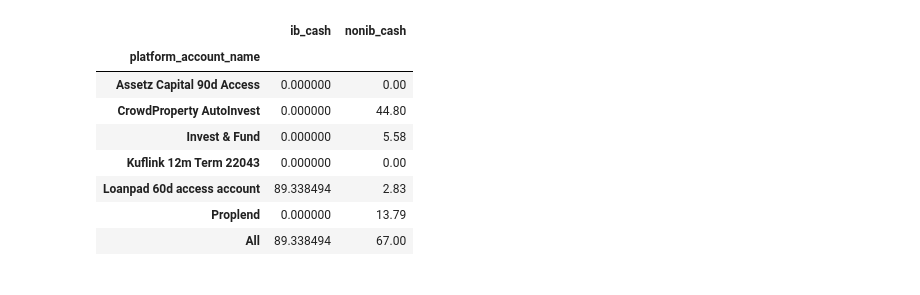
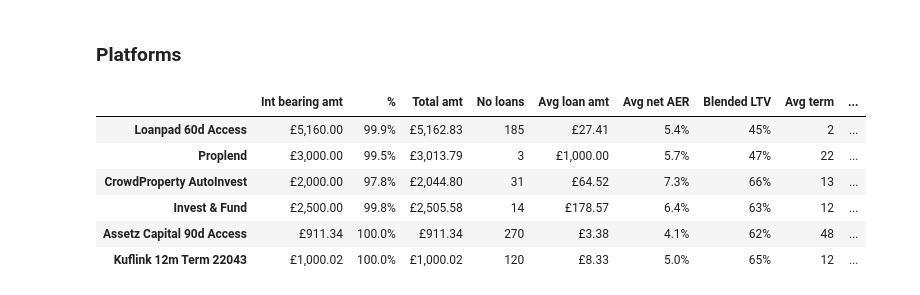
Before and after one commit to sijfish/p2panalytics, a Jupyter notebook: Loan Analytics.ipynb, the cells around one changed output. Saved outputs shown, nothing was run; the diff lists cells and outputs as text; code cells hidden in the pictures.

```diff
--- a/Loan Analytics.ipynb
+++ b/Loan Analytics.ipynb
@@ -9,10 +4,0 @@ cash_df = pd.read_csv('data/cash.csv')
-# %%
-values_list = ['loan_part_amt',
-              'loan_portion',
-              'platform_weighted_net_aer',
-              'platform_weighted_blended_ltv',
-              'platform_weighted_term',
-              'platform_weighted_ttm'
-             ]
-format_dict = { 'loan_part_amt' : '£{0:,.2f}', 'loan_portion' : '{:,.0f}', 'platform_weighted_blended_ltv' : '{:,.1%}', 'platform_weighted_net_aer' : '{:,.1%}', 'platform_weighted_term' : '{:,.0f}', 'platform_weighted_ttm' : '{:,.0f}' }
-pd.pivot_table(loans_df.fillna(0), index='platform_account_name', values=values_list, aggfunc='sum', margins=True).style.format(format_dict)
@@ -65,12 +5,41 @@ df.style.format(format_dict)
-# %%
-pd.pivot_table(cash_df, index='platform_account_name', values=['ib_cash','nonib_cash'], aggfunc=np.sum, margins=True)
-# %% [output]
-|  | ib_cash | nonib_cash |
-| platform_account_name |  |  |
-| Assetz Capital 90d Access | 0.000000 | 0.00 |
-| CrowdProperty AutoInvest | 0.000000 | 44.80 |
-| Invest & Fund | 0.000000 | 5.58 |
-| Kuflink 12m Term 22043 | 0.000000 | 0.00 |
-| Loanpad 60d access account | 89.338494 | 2.83 |
-| Proplend | 0.000000 | 13.79 |
-| All | 89.338494 | 67.00 |
+# %%
+today = pd.to_datetime('today').normalize()
+loans_df = pd.read_csv('data/concatenated.csv')
+cash_df = pd.read_csv('data/cash.csv', index_col='platform_account_name')
+platform_dict = { 'loanpad':'Loanpad 60d Access','proplend':'Proplend','crowdproperty':'CrowdProperty AutoInvest','invest_fund':'Invest & Fund','assetz_capital':'Assetz Capital 90d Access','kuflink':'Kuflink 12m Term 22043' }
+col_list = ['Int bearing amt','%','Total amt','No loans','Avg loan amt','Avg net AER','Blended LTV','Avg term','Max term','Avg ttm','Max ttm','Non-perform','Long default','Short default','Int default']
+platform_totals_list = [loans_df['loan_part_amt'].sum() + cash_df['ib_cash'].sum(),(loans_df['loan_part_amt'].sum() + cash_df['ib_cash'].sum()) / (loans_df['loan_part_amt'].sum() + cash_df['ib_cash'].sum() + cash_df['nonib_cash'].sum()),loans_df['loan_part_amt'].sum() + cash_df['ib_cash'].sum() + cash_df['nonib_cash'].sum(),loans_df['loan_portion'].sum(),loans_df['loan_part_amt'].sum() / loans_df['loan_portion'].sum(),loans_df['portfolio_weighted_net_aer'].sum(),loans_df['portfolio_weighted_blended_ltv'].sum(),loans_df['portfolio_weighted_term_months'].sum(),loans_df['loan_part_term_months'].max(),loans_df['portfolio_weighted_ttm_months'].sum(),loans_df['loan_part_ttm_days'].max()/33.437,loans_df.loc[loans_df['loan_part_status'].isin(['Short Default', 'Long Default', 'Interest Default']), 'loan_part_amt'].sum() / loans_df['loan_part_amt'].sum(),loans_df.loc[loans_df['loan_part_status'] == 'Long Default', 'loan_part_amt'].sum(),loans_df.loc[loans_df['loan_part_status'] == 'Short Default', 'loan_part_amt'].sum(),loans_df.loc[loans_df['loan_part_status'] == 'Interest Default', 'loan_part_amt'].sum(), loans_df.loc[loans_df['platform_account_sector'] == 'Development']['loan_part_amt'].sum()/loans_df['loan_part_amt'].sum(),loans_df.loc[loans_df['platform_account_sector'] == 'Commercial']['loan_part_amt'].sum()/loans_df['loan_part_amt'].sum(),len(platform_dict),loans_df['loan_part_amt'].sum() / len(platform_dict)]
+format_dict = { 'Int bearing amt': '£{0:,.2f}','%': '{:,.1%}','Total amt': '£{0:,.2f}','No loans': '{:,.0f}','Avg loan amt': '£{0:,.2f}','Blended LTV': '{:,.0%}','Avg net AER': '{:,.1%}','Avg term': '{:,.0f}','Max term': '{:,.0f}','Avg ttm': '{:,.0f}','Max ttm': '{:,.0f}','Non-perform': '{:,.0%}','Long default': '£{0:,.0f}','Short default': '£{0:,.0f}','Int default': '£{0:,.0f}','Dev sector': '{:.0%}', 'Comm sector': '{:.0%}','No a/c': '{:,.0f}','Avg a/c amt': '£{0:,.0f}'}
+
+def save_platform_csv(platform): # function to update platform_history.csv for all platform accounts
+    exec(platform + "_df = pd.read_csv('data/" + platform + "_history.csv', index_col=0, parse_dates=[0])")
+    platform_account = platform_dict[platform]
+    platform_loans = loans_df.loc[loans_df['platform_account_name'] == platform_account]
+    platform_ib_cash = cash_df.loc[platform_account]['ib_cash']
+    platform_nonib_cash = cash_df.loc[platform_account]['nonib_cash']
+    platform_deployed_amt = platform_loans['loan_part_amt'].sum() + platform_ib_cash
+    platform_total_amt = platform_deployed_amt + platform_nonib_cash
+    exec(platform + "_df.loc[today] = [platform_deployed_amt,platform_deployed_amt / platform_total_amt,platform_total_amt,platform_loans['loan_portion'].sum(),platform_loans['loan_part_amt'].sum() / platform_loans['loan_portion'].sum(),platform_loans['platform_weighted_net_aer'].sum(),platform_loans['platform_weighted_blended_ltv'].sum(),platform_loans['platform_weighted_term_months'].sum(),platform_loans['loan_part_term_months'].max(),platform_loans['platform_weighted_ttm_months'].sum(),platform_loans['loan_part_ttm_days'].max()/33.437,platform_loans.loc[platform_loans['loan_part_status'].isin(['Short Default', 'Long Default', 'Interest Default']), 'loan_part_amt'].sum() / loans_df.loc[loans_df['platform_account_name'] == platform_account, 'loan_part_amt'].sum(),platform_loans.loc[platform_loans['loan_part_status'] == 'Long Default', 'loan_part_amt'].sum(),platform_loans.loc[platform_loans['loan_part_status'] == 'Short Default', 'loan_part_amt'].sum(),platform_loans.loc[platform_loans['loan_part_status'] == 'Interest Default', 'loan_part_amt'].sum()]")
+    exec(platform + "_df.to_csv('data/" + platform + "_history.csv', index=True)")
+# %% [markdown]
+### Platforms
+# %%
+platform_df = pd.DataFrame(columns=col_list)
+for platform_account in platform_dict.values():
+    platform_loans = loans_df.loc[loans_df['platform_account_name'] == platform_account]
+    platform_ib_cash = cash_df.loc[platform_account]['ib_cash']
+    platform_nonib_cash = cash_df.loc[platform_account]['nonib_cash']
+    platform_deployed_amt = platform_loans['loan_part_amt'].sum() + platform_ib_cash
+    platform_total_amt = platform_deployed_amt + platform_nonib_cash
+    platform_df.loc[platform_account] =  [platform_deployed_amt,platform_deployed_amt / platform_total_amt,platform_total_amt,platform_loans['loan_portion'].sum(),platform_loans['loan_part_amt'].sum() / platform_loans['loan_portion'].sum(),platform_loans['platform_weighted_net_aer'].sum(),platform_loans['platform_weighted_blended_ltv'].sum(),platform_loans['platform_weighted_term_months'].sum(),platform_loans['loan_part_term_months'].max(),platform_loans['platform_weighted_ttm_months'].sum(),platform_loans['loan_part_ttm_days'].max()/33.437,platform_loans.loc[platform_loans['loan_part_status'].isin(['Short Default', 'Long Default', 'Interest Default']), 'loan_part_amt'].sum() / loans_df.loc[loans_df['platform_account_name'] == platform_account, 'loan_part_amt'].sum(),platform_loans.loc[platform_loans['loan_part_status'] == 'Long Default', 'loan_part_amt'].sum(),platform_loans.loc[platform_loans['loan_part_status'] == 'Short Default', 'loan_part_amt'].sum(),platform_loans.loc[platform_loans['loan_part_status'] == 'Interest Default', 'loan_part_amt'].sum()]
+for platform in platform_dict.keys():
+    save_platform_csv(platform) # function to update platform_history.csv for all platform accounts
+platform_df.style.format(format_dict)
+# %% [output]
+|  | Int bearing amt | % | Total amt | No loans | Avg loan amt | Avg net AER | Blended LTV | Avg term | ... |
+| Loanpad 60d Access | £5,160.00 | 99.9% | £5,162.83 | 185 | £27.41 | 5.4% | 45% | 2 | ... |
+| Proplend | £3,000.00 | 99.5% | £3,013.79 | 3 | £1,000.00 | 5.7% | 47% | 22 | ... |
+| CrowdProperty AutoInvest | £2,000.00 | 97.8% | £2,044.80 | 31 | £64.52 | 7.3% | 66% | 13 | ... |
+| Invest & Fund | £2,500.00 | 99.8% | £2,505.58 | 14 | £178.57 | 6.4% | 63% | 12 | ... |
+| Assetz Capital 90d Access | £911.34 | 100.0% | £911.34 | 270 | £3.38 | 4.1% | 62% | 48 | ... |
+| Kuflink 12m Term 22043 | £1,000.02 | 100.0% | £1,000.02 | 120 | £8.33 | 5.0% | 65% | 12 | ... |
```
Also changed, not shown: parts of 10 cells of this notebook, 1 other file.
